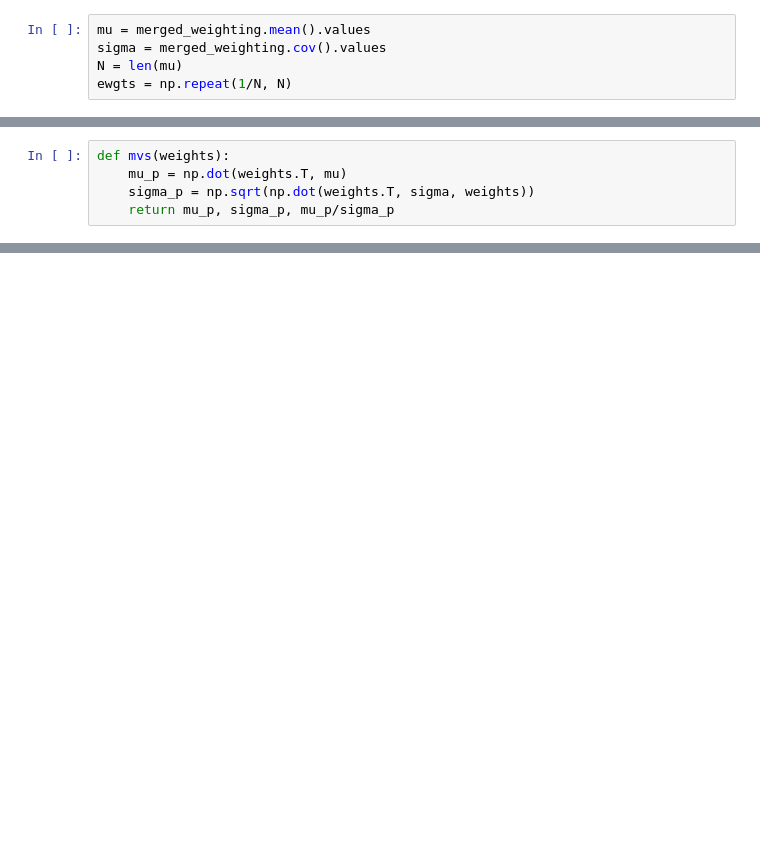
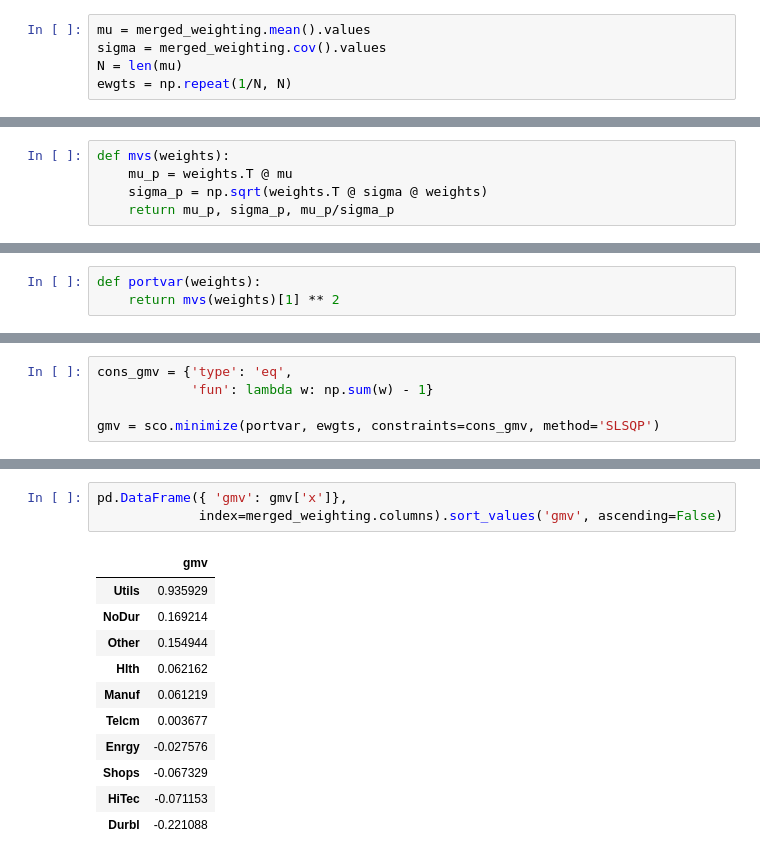
Before and after one commit to vargopal/stockMarket, a Jupyter notebook: F455_project.ipynb, the cells around one changed output, grey strips where cells are left out. Drawn from its saved outputs; the diff is of its cells as text; blank space fills up the shorter version.

```diff
--- a/F455_project.ipynb
+++ b/F455_project.ipynb
@@ -400,5 +408,5 @@ ewgts = np.repeat(1/N, N)
 # %%
 def mvs(weights):
-    mu_p = np.dot(weights.T, mu)
-    sigma_p = np.sqrt(np.dot(weights.T, sigma, weights))
+    mu_p = weights.T @ mu
+    sigma_p = np.sqrt(weights.T @ sigma @ weights)
     return mu_p, sigma_p, mu_p/sigma_p
@@ -404,0 +419,3 @@ def mvs(weights):
+# %%
+def portvar(weights):
+    return mvs(weights)[1] ** 2
@@ -404,0 +426,5 @@ def mvs(weights):
+# %%
+cons_gmv = {'type': 'eq',
+            'fun': lambda w: np.sum(w) - 1}
+
+gmv = sco.minimize(portvar, ewgts, constraints=cons_gmv, method='SLSQP')
@@ -404,0 +445,15 @@ def mvs(weights):
+# %%
+pd.DataFrame({ 'gmv': gmv['x']},
+             index=merged_weighting.columns).sort_values('gmv', ascending=False)
+# %% [output]
+|  | gmv |
+| Utils | 0.935929 |
+| NoDur | 0.169214 |
+| Other | 0.154944 |
+| Hlth | 0.062162 |
+| Manuf | 0.061219 |
+| Telcm | 0.003677 |
+| Enrgy | -0.027576 |
+| Shops | -0.067329 |
+| HiTec | -0.071153 |
+| Durbl | -0.221088 |
```
Also changed, not shown: parts of 15 cells of this notebook, 1 other file.
